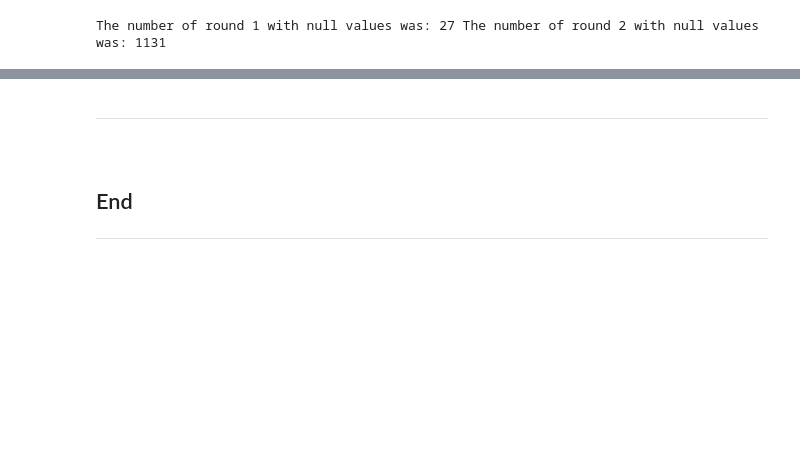
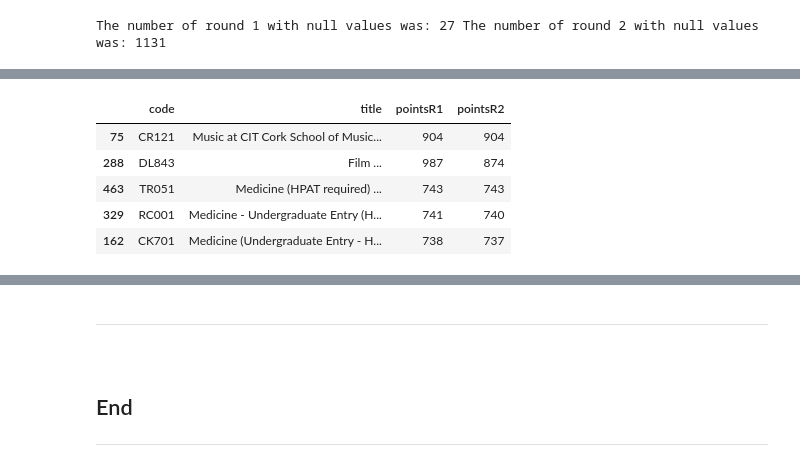
Before and after one commit to VCurry20/FDAProject2021, a Jupyter notebook: cao.ipynb, the cells around one changed output, grey strips where cells are left out. Saved outputs shown, nothing was run; the diff lists cells and outputs as text; code cells hidden in the pictures; blank space fills up the shorter version.

```diff
--- a/cao.ipynb
+++ b/cao.ipynb
@@ -1552,0 +1598,11 @@ write file using line splitting to make file
+# %%
+topcourses2.head(5)
+
+# top highest round 2 points
+# %% [output]
+|  | code | title | pointsR1 | pointsR2 |
+| 75 | CR121 | Music at CIT Cork School of Music... | 904 | 904 |
+| 288 | DL843 | Film ... | 987 | 874 |
+| 463 | TR051 | Medicine (HPAT required) ... | 743 | 743 |
+| 329 | RC001 | Medicine - Undergraduate Entry (H... | 741 | 740 |
+| 162 | CK701 | Medicine (Undergraduate Entry - H... | 738 | 737 |
```
Also changed, not shown: parts of 25 cells of this notebook, 15 other files.
